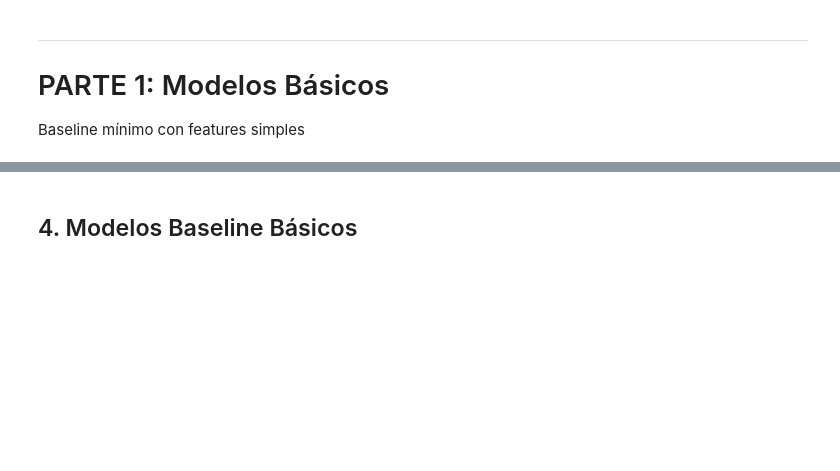
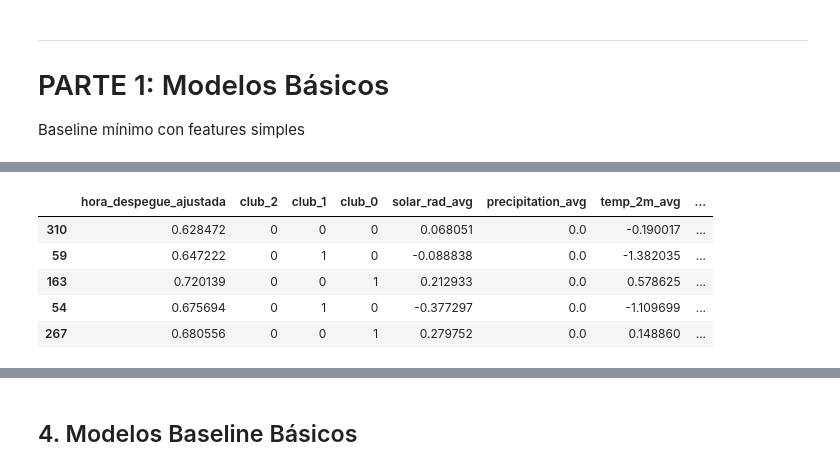
Before and after one commit to estanislaomolina/TP-Final-ML, a Jupyter notebook: 02_Modelos/02_Baseline.ipynb, the cells around one changed output, grey strips where cells are left out. Cells and saved outputs as stored; diff of their text form; code cells hidden in the pictures; blank space fills up the shorter version.

```diff
--- a/02_Modelos/02_Baseline.ipynb
+++ b/02_Modelos/02_Baseline.ipynb
@@ -156,0 +147,9 @@ Baseline mínimo con features simples
+# %%
+X_dev_simple_scaled.head()
+# %% [output]
+|  | hora_despegue_ajustada | club_2 | club_1 | club_0 | solar_rad_avg | precipitation_avg | temp_2m_avg | ... |
+| 310 | 0.628472 | 0 | 0 | 0 | 0.068051 | 0.0 | -0.190017 | ... |
+| 59 | 0.647222 | 0 | 1 | 0 | -0.088838 | 0.0 | -1.382035 | ... |
+| 163 | 0.720139 | 0 | 0 | 1 | 0.212933 | 0.0 | 0.578625 | ... |
+| 54 | 0.675694 | 0 | 1 | 0 | -0.377297 | 0.0 | -1.109699 | ... |
+| 267 | 0.680556 | 0 | 0 | 1 | 0.279752 | 0.0 | 0.148860 | ... |
```
Also changed, not shown: parts of 23 cells of this notebook, 15 other files.
